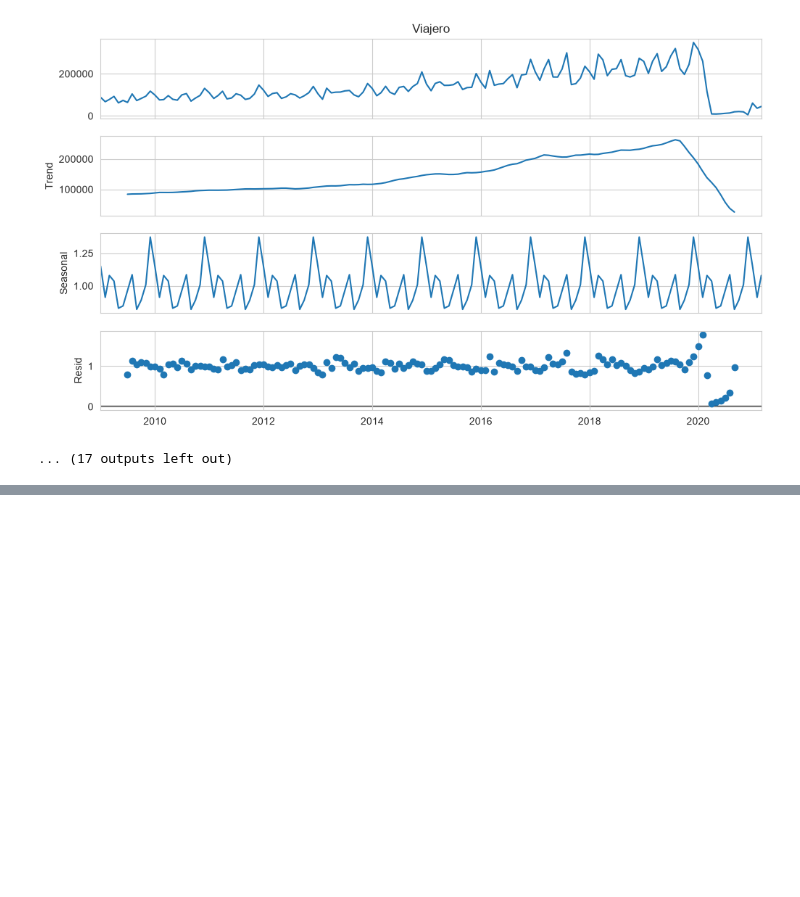
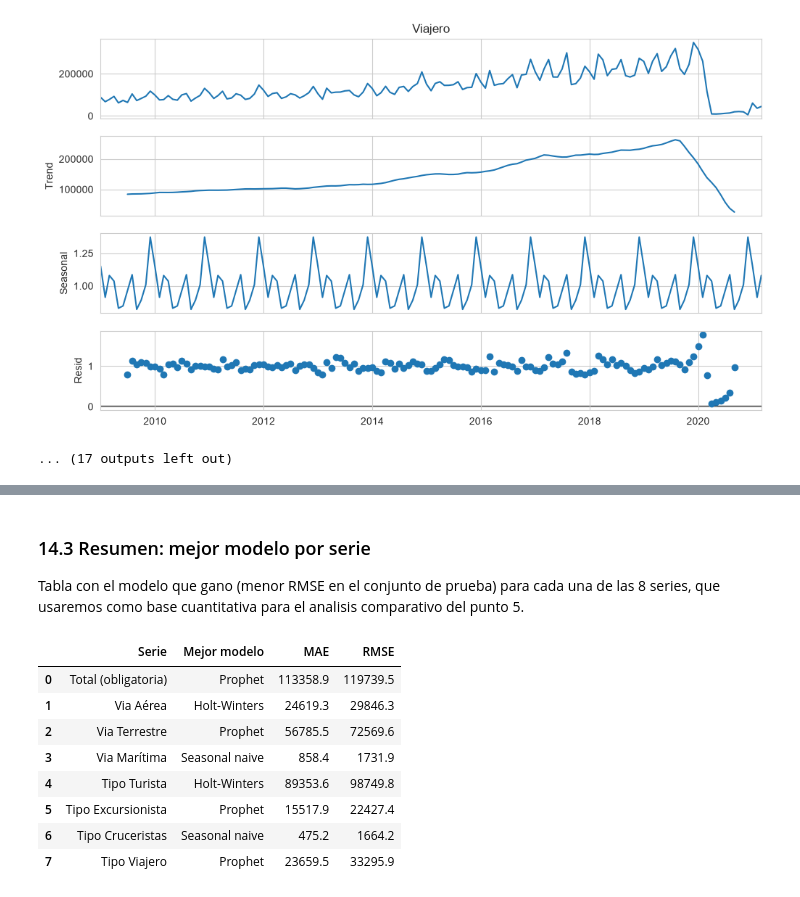
Before and after one commit to DavidDominguez-11/DS-Lab1, a Jupyter notebook: Lab1_Series_de_Tiempo.ipynb, the cells around one changed output, grey strips where cells are left out. Saved outputs shown, nothing was run; the diff lists cells and outputs as text; code cells hidden in the pictures; blank space fills up the shorter version.

```diff
--- a/Lab1_Series_de_Tiempo.ipynb
+++ b/Lab1_Series_de_Tiempo.ipynb
@@ -1160,0 +1195,29 @@ Train: 2009-01-01 a 2021-03-01 (147 meses) | Test: 2021-04-01 a 2026-06-01 (63 m
+# %% [markdown]
+### 14.3 Resumen: mejor modelo por serie
+
+Tabla con el modelo que gano (menor RMSE en el conjunto de prueba) para cada una de las 8 series, que usaremos como base cuantitativa para el analisis comparativo del punto 5.
+# %%
+resumen_modelos = []
+fila_total = tabla_comparacion.iloc[0]
+resumen_modelos.append({'Serie': 'Total (obligatoria)', 'Mejor modelo': fila_total['Modelo'],
+                         'MAE': fila_total['MAE'], 'RMSE': fila_total['RMSE']})
+for via, res in resultados_via.items():
+    fila = res['tabla_comparacion'].iloc[0]
+    resumen_modelos.append({'Serie': f'Via {via}', 'Mejor modelo': fila['Modelo'],
+                             'MAE': fila['MAE'], 'RMSE': fila['RMSE']})
+for tipo, res in resultados_tipo.items():
+    fila = res['tabla_comparacion'].iloc[0]
+    resumen_modelos.append({'Serie': f'Tipo {tipo}', 'Mejor modelo': fila['Modelo'],
+                             'MAE': fila['MAE'], 'RMSE': fila['RMSE']})
+
+pd.DataFrame(resumen_modelos)
+# %% [output]
+|  | Serie | Mejor modelo | MAE | RMSE |
+| 0 | Total (obligatoria) | Prophet | 113358.9 | 119739.5 |
+| 1 | Via Aérea | Holt-Winters | 24619.3 | 29846.3 |
+| 2 | Via Terrestre | Prophet | 56785.5 | 72569.6 |
+| 3 | Via Marítima | Seasonal naive | 858.4 | 1731.9 |
+| 4 | Tipo Turista | Holt-Winters | 89353.6 | 98749.8 |
+| 5 | Tipo Excursionista | Prophet | 15517.9 | 22427.4 |
+| 6 | Tipo Cruceristas | Seasonal naive | 475.2 | 1664.2 |
+| 7 | Tipo Viajero | Prophet | 23659.5 | 33295.9 |
```
Also changed, not shown: parts of 2 cells of this notebook.
